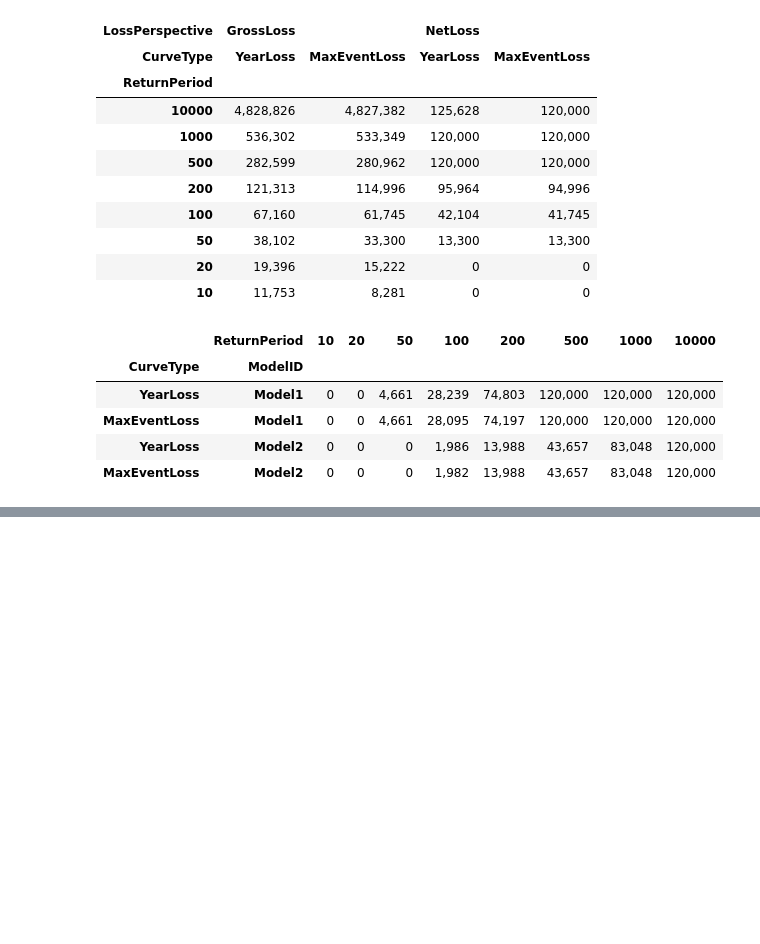
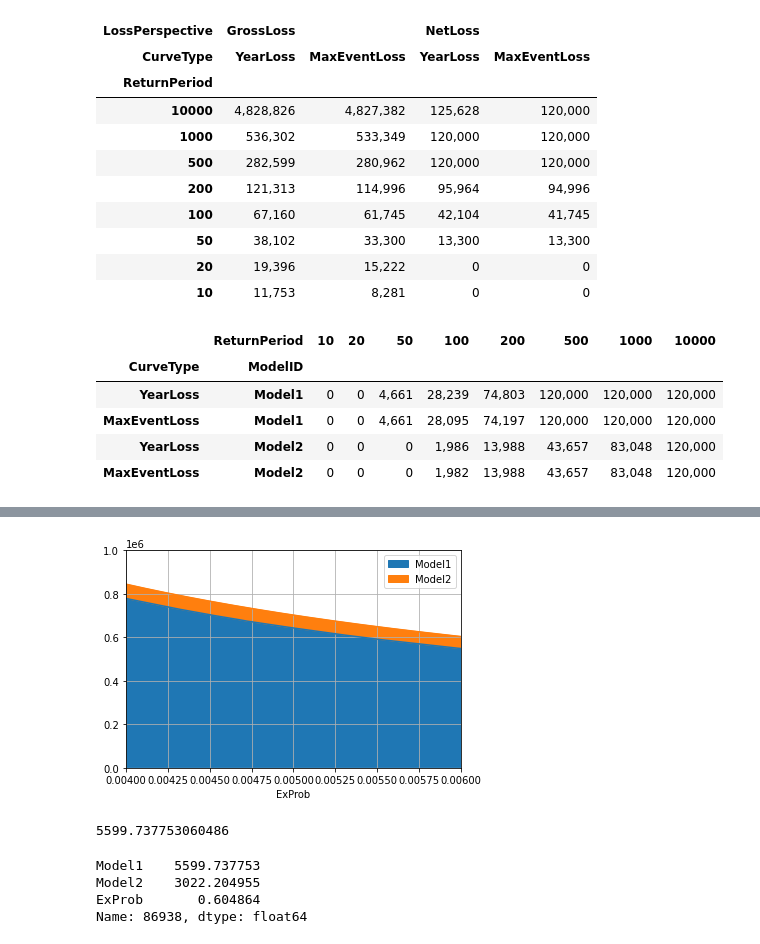
Before and after one commit to iwbailey/pandas-ylt, a Jupyter notebook: examples.ipynb, the cells around one changed output, grey strips where cells are left out. Drawn from its saved outputs; the diff is of its cells as text; code cells hidden in the pictures; blank space fills up the shorter version.

```diff
--- a/examples.ipynb
+++ b/examples.ipynb
@@ -196,0 +225,31 @@ yelts['NetLoss'].yel.to_ep_summaries(return_periods[::-1], is_oep=True, is_aep=T
+# %%
+exprobs = yelts['GrossLoss'].yel.to_ylt().yl.exprob()
+year_counts = exprobs * yelts.yel.n_yrs
+
+tvar_bymodel = ylt_bymodel.join(exprobs).sort_values(by='ExProb')
+for c in ['Model1', 'Model2']:
+    tvar_bymodel[c] = tvar_bymodel[c].cumsum() / (year_counts)
+tvar_bymodel
+
+fig, ax = plt.subplots(1)
+(tvar_bymodel
+ .plot.area(x='ExProb', ax=ax)
+)
+ax.set(xlim=(0.004, 0.006), ylim=(0, 1e6))
+# ax.set(xscale='log')
+ax.grid(True)
+plt.show()
+# %% [output]
+[figure, added]
+# %%
+# ylt_bymodel.attrs
+ylt_bymodel['Model1'].yl.aal
+# %% [output]
+5599.737753060486
+# %%
+tvar_bymodel.iloc[-1] * len(tvar_bymodel) / ylt_bymodel.attrs['n_yrs']
+# %% [output]
+Model1    5599.737753
+Model2    3022.204955
+ExProb       0.604864
+Name: 86938, dtype: float64
```
Also changed, not shown: parts of 7 cells of this notebook.
